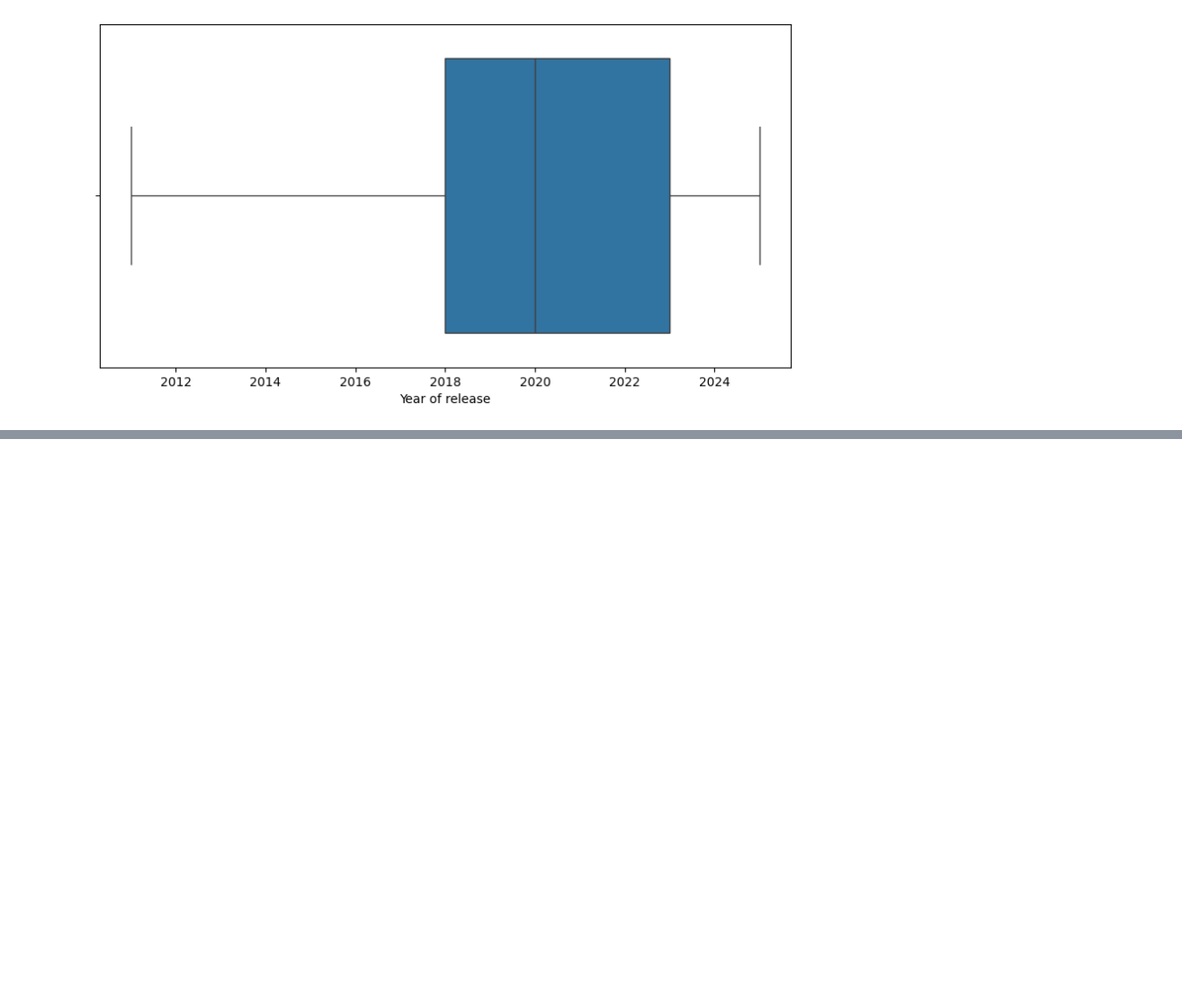
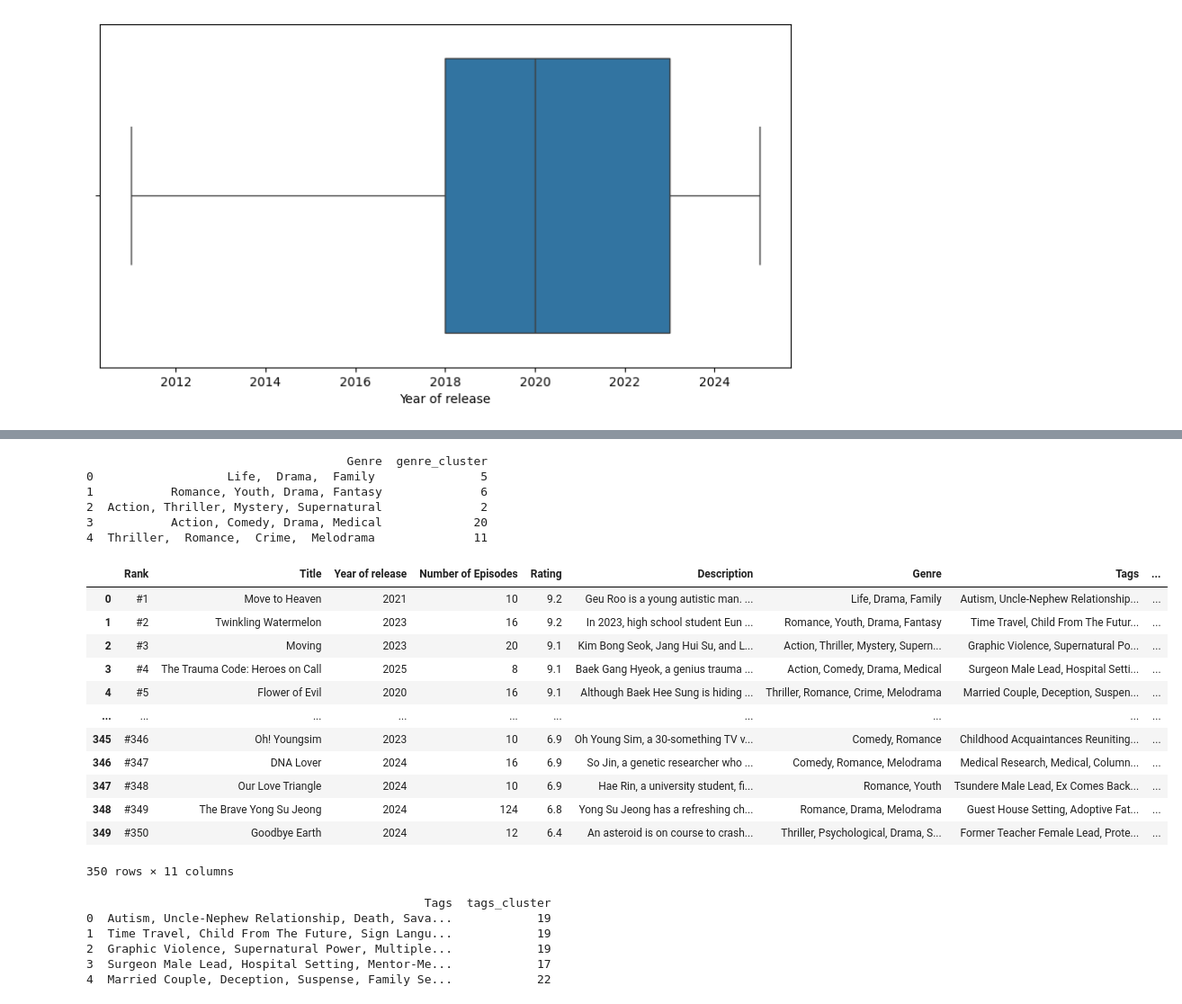
Before and after one commit to Hetvi-624/Kdrama_dataset, a Jupyter notebook: Kdarama.ipynb, the cells around one changed output, grey strips where cells are left out. Shown at 90% size. Saved outputs shown, nothing was run; the diff lists cells and outputs as text; code cells hidden in the pictures; blank space fills up the shorter version.

```diff
--- a/Kdarama.ipynb
+++ b/Kdarama.ipynb
@@ -208,0 +265,46 @@ plt.show()
+# %%
+from sklearn.cluster import KMeans
+from sklearn.feature_extraction.text import TfidfVectorizer
+vectorizer = TfidfVectorizer()
+X = vectorizer.fit_transform(df['Genre'].astype(str))
+kmeans = KMeans(n_clusters=29, random_state=42, n_init=10)
+df['genre_cluster'] = kmeans.fit_predict(X)
+print(df[['Genre', 'genre_cluster']].head())
+# %% [output]
+                                     Genre  genre_cluster
+0                   Life,  Drama,  Family               5
+1           Romance, Youth, Drama, Fantasy              6
+2  Action, Thriller, Mystery, Supernatural              2
+3           Action, Comedy, Drama, Medical             20
+4  Thriller,  Romance,  Crime,  Melodrama              11
+# %%
+df
+# %% [output]
+|  | Rank | Title | Year of release | Number of Episodes | Rating | Description | Genre | Tags | ... |
+| 0 | #1 | Move to Heaven | 2021 | 10 | 9.2 | Geu Roo is a young autistic man. ... | Life, Drama, Family | Autism, Uncle-Nephew Relationship... | ... |
+| 1 | #2 | Twinkling Watermelon | 2023 | 16 | 9.2 | In 2023, high school student Eun ... | Romance, Youth, Drama, Fantasy | Time Travel, Child From The Futur... | ... |
+| 2 | #3 | Moving | 2023 | 20 | 9.1 | Kim Bong Seok, Jang Hui Su, and L... | Action, Thriller, Mystery, Supern... | Graphic Violence, Supernatural Po... | ... |
+| 3 | #4 | The Trauma Code: Heroes on Call | 2025 | 8 | 9.1 | Baek Gang Hyeok, a genius trauma ... | Action, Comedy, Drama, Medical | Surgeon Male Lead, Hospital Setti... | ... |
+| 4 | #5 | Flower of Evil | 2020 | 16 | 9.1 | Although Baek Hee Sung is hiding ... | Thriller, Romance, Crime, Melodrama | Married Couple, Deception, Suspen... | ... |
+| ... | ... | ... | ... | ... | ... | ... | ... | ... | ... |
+| 345 | #346 | Oh! Youngsim | 2023 | 10 | 6.9 | Oh Young Sim, a 30-something TV v... | Comedy, Romance | Childhood Acquaintances Reuniting... | ... |
+| 346 | #347 | DNA Lover | 2024 | 16 | 6.9 | So Jin, a genetic researcher who ... | Comedy, Romance, Melodrama | Medical Research, Medical, Column... | ... |
+| 347 | #348 | Our Love Triangle | 2024 | 10 | 6.9 | Hae Rin, a university student, fi... | Romance, Youth | Tsundere Male Lead, Ex Comes Back... | ... |
+| 348 | #349 | The Brave Yong Su Jeong | 2024 | 124 | 6.8 | Yong Su Jeong has a refreshing ch... | Romance, Drama, Melodrama | Guest House Setting, Adoptive Fat... | ... |
+| 349 | #350 | Goodbye Earth | 2024 | 12 | 6.4 | An asteroid is on course to crash... | Thriller, Psychological, Drama, S... | Former Teacher Female Lead, Prote... | ... |
+350 rows × 11 columns
+# %%
+from sklearn.cluster import KMeans
+from sklearn.feature_extraction.text import TfidfVectorizer
+vectorizer = TfidfVectorizer()
+X = vectorizer.fit_transform(df['Tags'].astype(str))
+kmeans = KMeans(n_clusters=30, random_state=42, n_init=10)
+df['tags_cluster'] = kmeans.fit_predict(X)
+print(df[['Tags', 'tags_cluster']].head())
+# %% [output]
+                                                Tags  tags_cluster
+0  Autism, Uncle-Nephew Relationship, Death, Sava...            19
+1  Time Travel, Child From The Future, Sign Langu...            19
+2  Graphic Violence, Supernatural Power, Multiple...            19
+3  Surgeon Male Lead, Hospital Setting, Mentor-Me...            17
+4  Married Couple, Deception, Suspense, Family Se...            22
```
Also changed, not shown: parts of 6 cells of this notebook.
